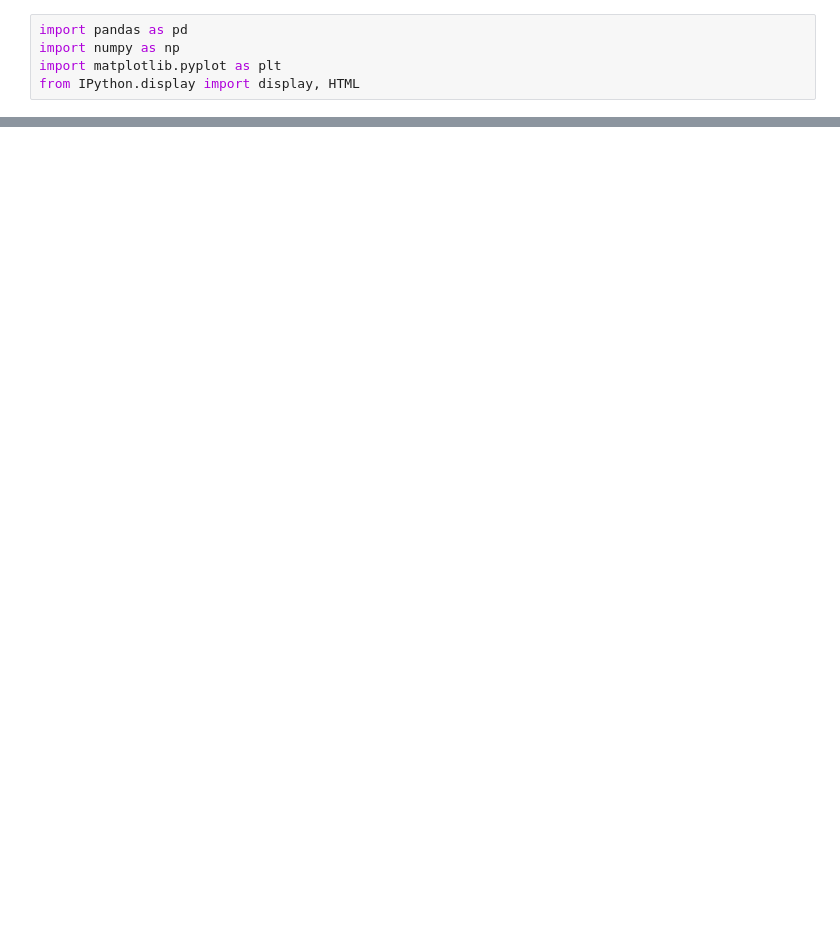
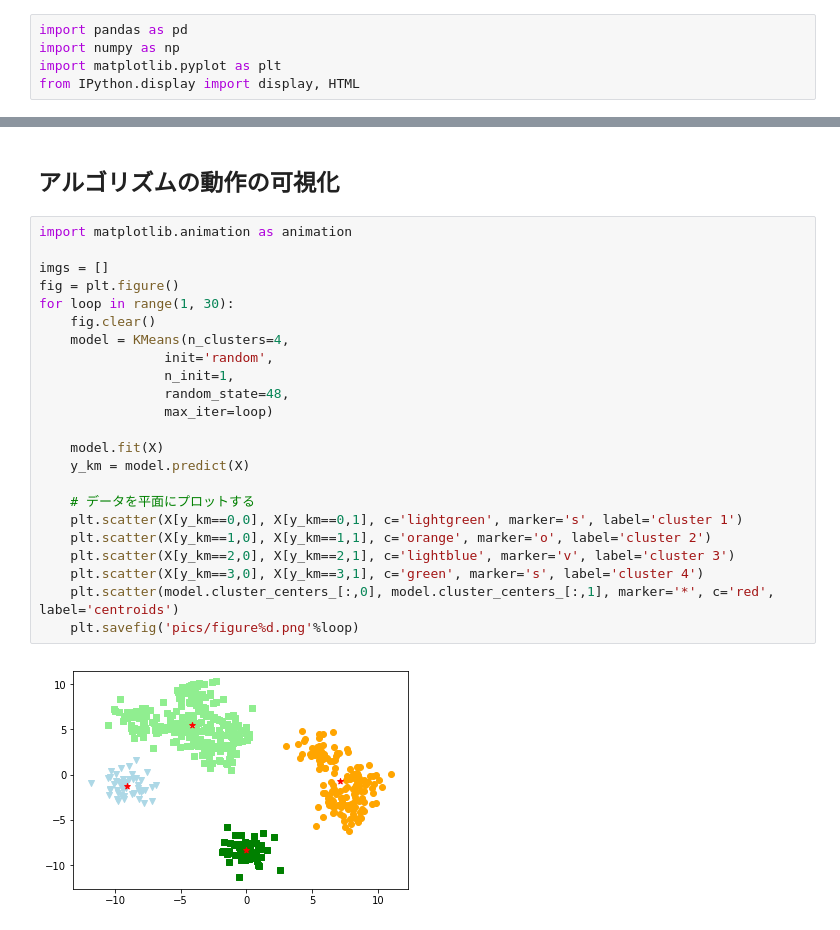
Before and after one commit to daring-board/clustering_practice, a Jupyter notebook: KMeans.ipynb, the cells around one changed output, grey strips where cells are left out. Drawn from its saved outputs; the diff is of its cells as text; blank space fills up the shorter version.

```diff
--- a/KMeans.ipynb
+++ b/KMeans.ipynb
@@ -69,0 +79,27 @@ plt.show()
+# %% [markdown]
+## アルゴリズムの動作の可視化
+# %%
+import matplotlib.animation as animation
+
+imgs = []
+fig = plt.figure()
+for loop in range(1, 30):
+    fig.clear()
+    model = KMeans(n_clusters=4,
+                init='random',
+                n_init=1,
+                random_state=48,
+                max_iter=loop)
+
+    model.fit(X)
+    y_km = model.predict(X)
+
+    # データを平面にプロットする
+    plt.scatter(X[y_km==0,0], X[y_km==0,1], c='lightgreen', marker='s', label='cluster 1')
+    plt.scatter(X[y_km==1,0], X[y_km==1,1], c='orange', marker='o', label='cluster 2')
+    plt.scatter(X[y_km==2,0], X[y_km==2,1], c='lightblue', marker='v', label='cluster 3')
+    plt.scatter(X[y_km==3,0], X[y_km==3,1], c='green', marker='s', label='cluster 4')
+    plt.scatter(model.cluster_centers_[:,0], model.cluster_centers_[:,1], marker='*', c='red', label='centroids')
+    plt.savefig('pics/figure%d.png'%loop)
+# %% [output]
+[figure, added]
```
Also changed, not shown: parts of 8 cells of this notebook, 7 other files.
